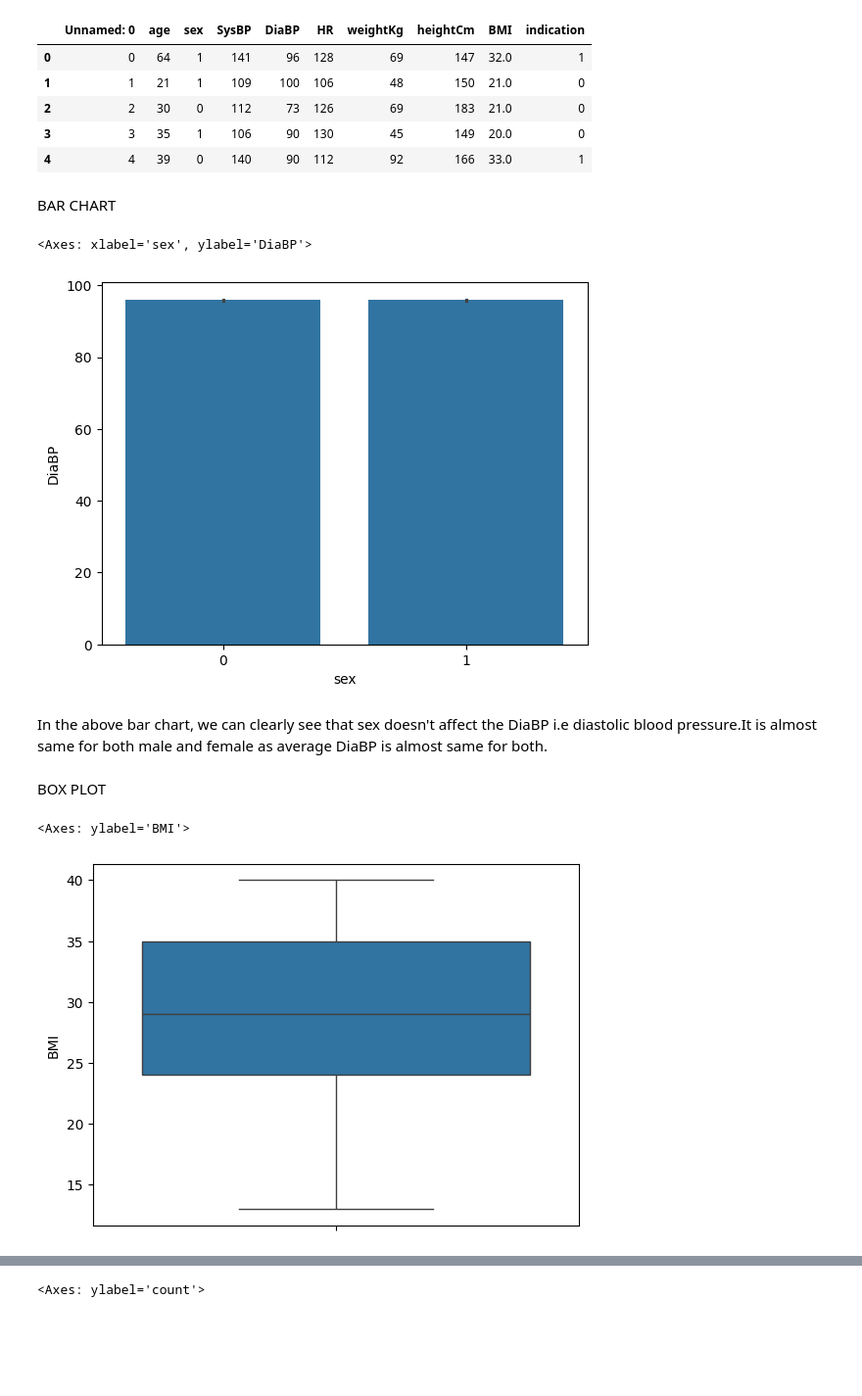
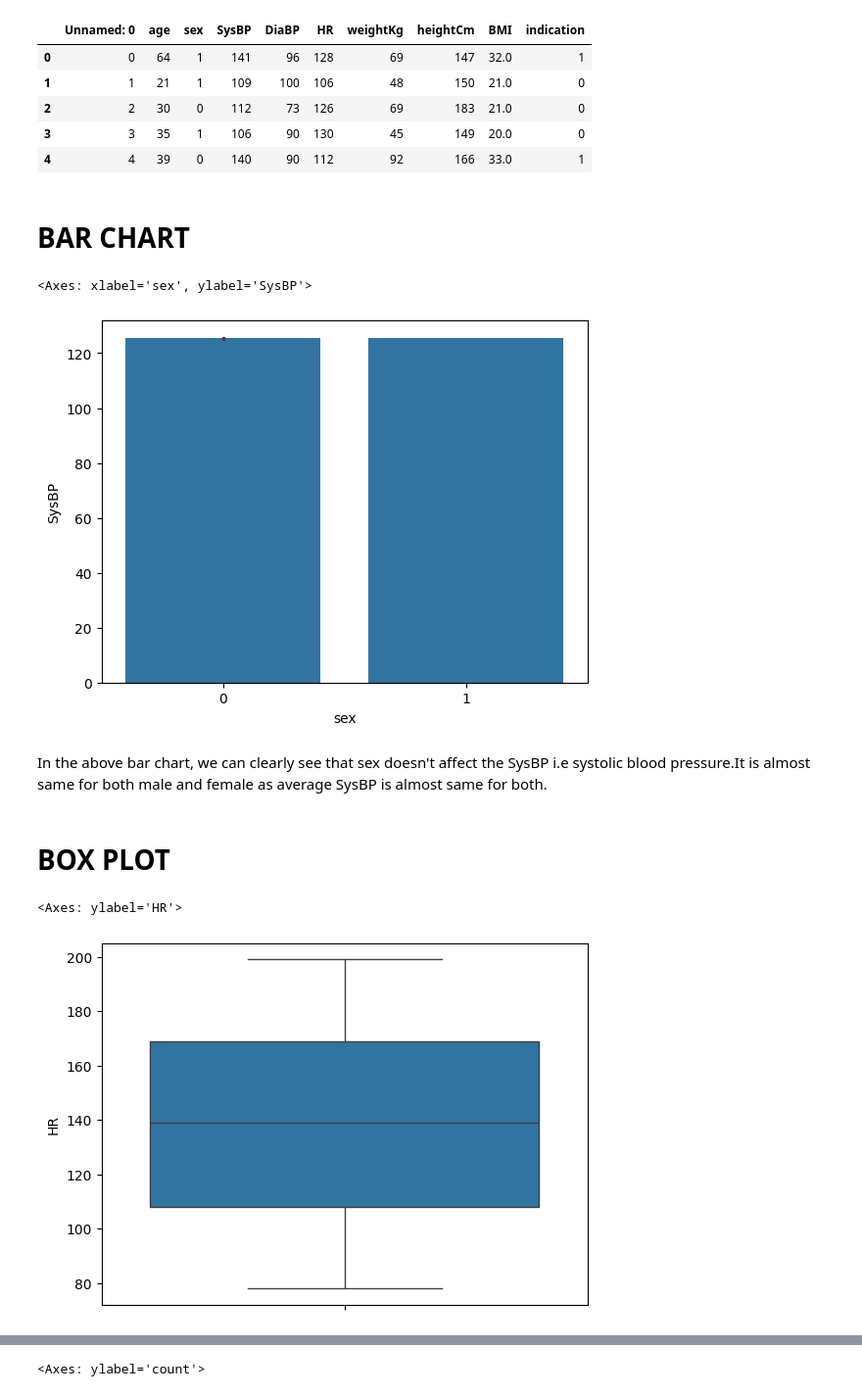
Before and after one commit to risabniranjan/Data-Science, a Jupyter notebook: data_visualization.ipynb, the cells around one changed output, grey strips where cells are left out. Shown at 98% size. Drawn from its saved outputs; the diff is of its cells as text; code cells hidden in the pictures; blank space fills up the shorter version.

```diff
--- a/data_visualization.ipynb
+++ b/data_visualization.ipynb
@@ -24,19 +24,19 @@ df.head(5)
 | 3 | 3 | 35 | 1 | 106 | 90 | 130 | 45 | 149 | 20.0 | 0 |
 | 4 | 4 | 39 | 0 | 140 | 90 | 112 | 92 | 166 | 33.0 | 1 |
 # %% [markdown]
-BAR CHART
+# BAR CHART
 # %%
-sns.barplot(x='sex',y='DiaBP',data=df)
+sns.barplot(x='sex',y='SysBP',data=df)
 # %% [output]
-<Axes: xlabel='sex', ylabel='DiaBP'>
+<Axes: xlabel='sex', ylabel='SysBP'>
-[figure, old version]
+[figure, new version]
 # %% [markdown]
-In the above bar chart, we can clearly see that sex doesn't affect the DiaBP i.e diastolic blood pressure.It is almost same for both male and female as average DiaBP is almost same for both.
+In the above bar chart, we can clearly see that sex doesn't affect the SysBP i.e systolic blood pressure.It is almost same for both male and female as average SysBP is almost same for both.
 # %% [markdown]
-BOX PLOT
+# BOX PLOT
 # %%
-sns.boxplot(df['BMI'])
+sns.boxplot(df['HR'])
 # %% [output]
-<Axes: ylabel='BMI'>
+<Axes: ylabel='HR'>
-[figure, old version]
+[figure, new version]
 # %% [markdown]
```
Also changed, not shown: parts of 13 cells of this notebook.
